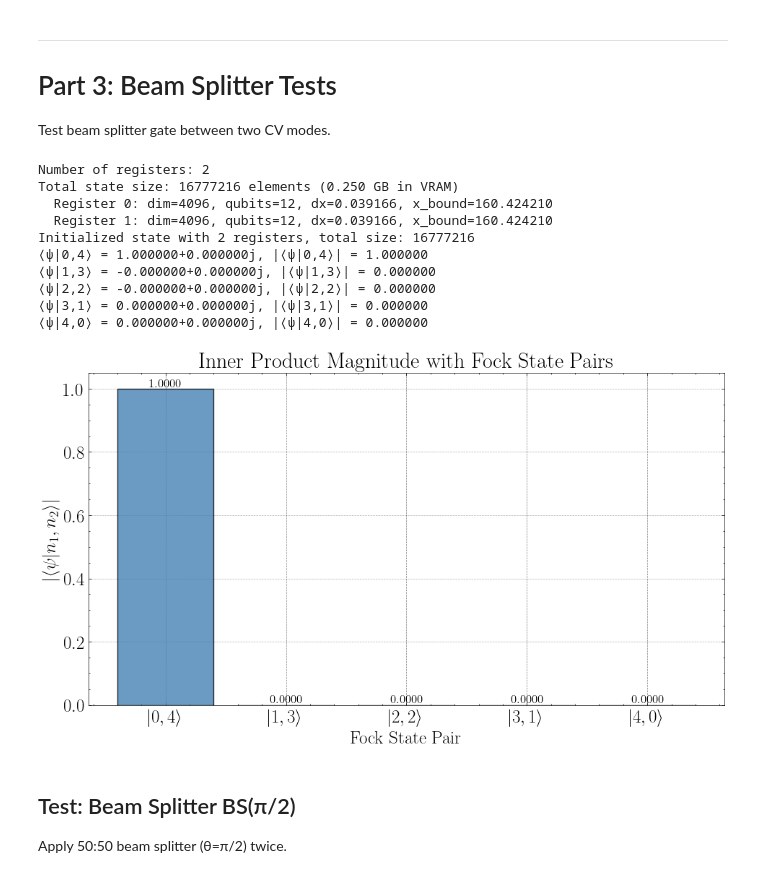
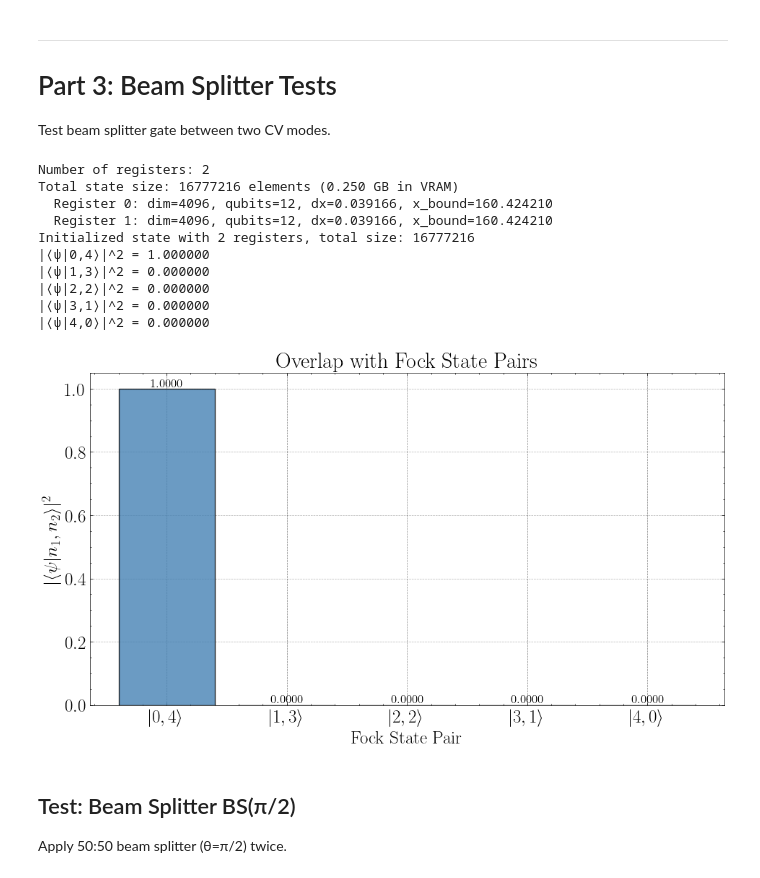
Before and after one commit to helloluxi/cuda-cvdv, a Jupyter notebook: test.ipynb, the cells around one changed output. Saved outputs shown, nothing was run; the diff lists cells and outputs as text; code cells hidden in the pictures.

```diff
--- a/test.ipynb
+++ b/test.ipynb
@@ -271,53 +268,53 @@ def debugPlot():
     """Plot inner products with Fock state pairs |n1,n2⟩ where n1+n2=4."""
     # Fock state pairs to test: |0,4⟩, |1,3⟩, |2,2⟩, |3,1⟩, |4,0⟩
     fock_pairs = [(0, 4), (1, 3), (2, 2), (3, 1), (4, 0)]
-    inner_products = []
+    overlap = []
     labels = []
 
     for n1, n2 in fock_pairs:
         # Set register arrays to the Fock state pair
         sim.setFock(0, n1)
         sim.setFock(1, n2)
 
         # Compute inner product with current state
-        overlap = sim.innerProduct()
-        inner_products.append(abs(overlap))
+        overlap_val = sim.innerProduct()
+        overlap.append(abs(overlap_val)**2)
         labels.append(f'$|{n1},{n2}\\rangle$')
 
-        print(f"⟨ψ|{n1},{n2}⟩ = {overlap:.6f}, |⟨ψ|{n1},{n2}⟩| = {abs(overlap):.6f}")
+        print(f"|⟨ψ|{n1},{n2}⟩|^2 = {abs(overlap_val)**2:.6f}")
 
     # Plot bar chart
     fig, ax = plt.subplots(figsize=(10, 6))
-    bars = ax.bar(range(len(labels)), inner_products, color='steelblue', alpha=0.8, edgecolor='black')
+    bars = ax.bar(range(len(labels)), overlap, color='steelblue', alpha=0.8, edgecolor='black')
     ax.set_xlabel('Fock State Pair')
-    ax.set_ylabel(r'$|\langle\psi|n_1,n_2\rangle|$')
-    ax.set_title('Inner Product Magnitude with Fock State Pairs')
+    ax.set_ylabel(r'$|\langle\psi|n_1,n_2\rangle|^2$')
+    ax.set_title('Overlap with Fock State Pairs')
     ax.set_xticks(range(len(labels)))
     ax.set_xticklabels(labels)
     ax.grid(axis='y', alpha=0.3)
 
     # Add value labels on bars
-    for i, (bar, val) in enumerate(zip(bars, inner_products)):
+    for i, (bar, val) in enumerate(zip(bars, overlap)):
         height = bar.get_height()
         ax.text(bar.get_x() + bar.get_width()/2., height,
                 f'{val:.4f}', ha='center', va='bottom', fontsize=12)
 
     plt.tight_layout()
     plt.show()
 
 debugPlot()
 # %% [output]
 Number of registers: 2
 Total state size: 16777216 elements (0.250 GB in VRAM)
   Register 0: dim=4096, qubits=12, dx=0.039166, x_bound=160.424210
   Register 1: dim=4096, qubits=12, dx=0.039166, x_bound=160.424210
 Initialized state with 2 registers, total size: 16777216
-⟨ψ|0,4⟩ = 1.000000+0.000000j, |⟨ψ|0,4⟩| = 1.000000
-⟨ψ|1,3⟩ = -0.000000+0.000000j, |⟨ψ|1,3⟩| = 0.000000
-⟨ψ|2,2⟩ = -0.000000+0.000000j, |⟨ψ|2,2⟩| = 0.000000
-⟨ψ|3,1⟩ = 0.000000+0.000000j, |⟨ψ|3,1⟩| = 0.000000
-⟨ψ|4,0⟩ = 0.000000+0.000000j, |⟨ψ|4,0⟩| = 0.000000
+|⟨ψ|0,4⟩|^2 = 1.000000
+|⟨ψ|1,3⟩|^2 = 0.000000
+|⟨ψ|2,2⟩|^2 = 0.000000
+|⟨ψ|3,1⟩|^2 = 0.000000
+|⟨ψ|4,0⟩|^2 = 0.000000
-[figure, old version]
+[figure, new version]
 # %% [markdown]
 ## Test: Beam Splitter BS(π/2)
 
```
Also changed, not shown: parts of 4 cells of this notebook, 2 other files.
